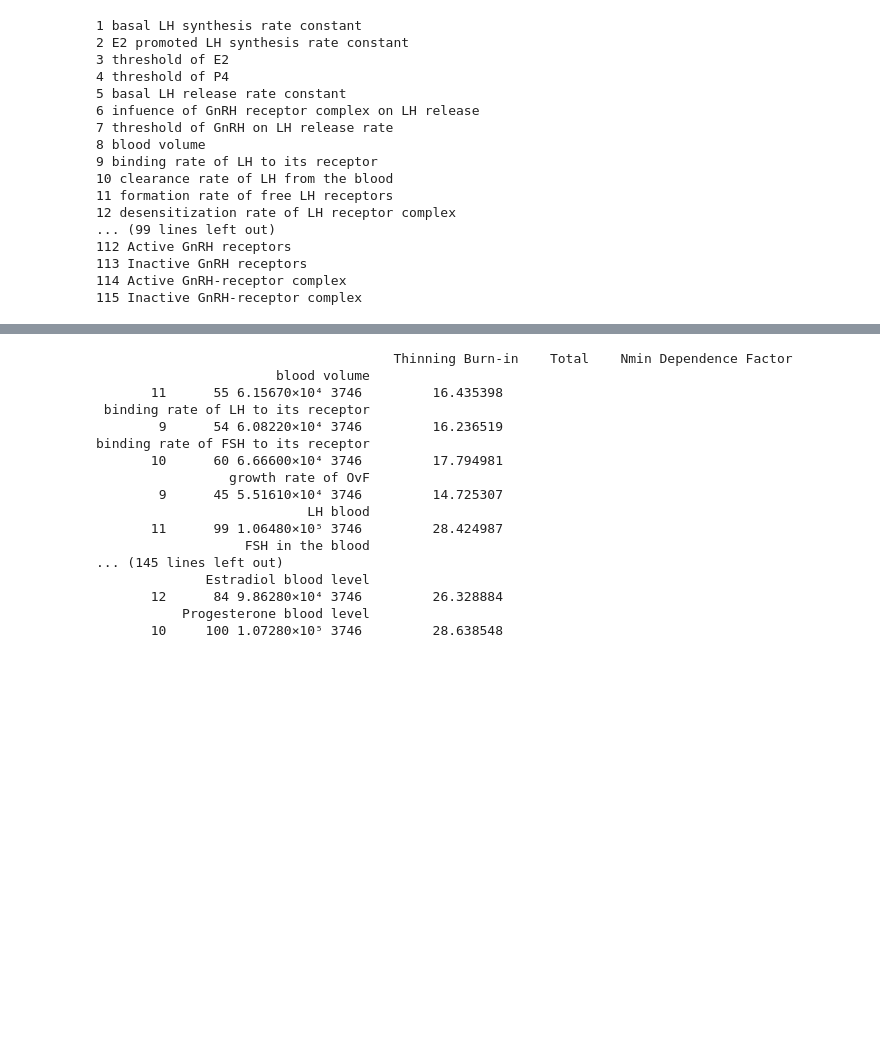
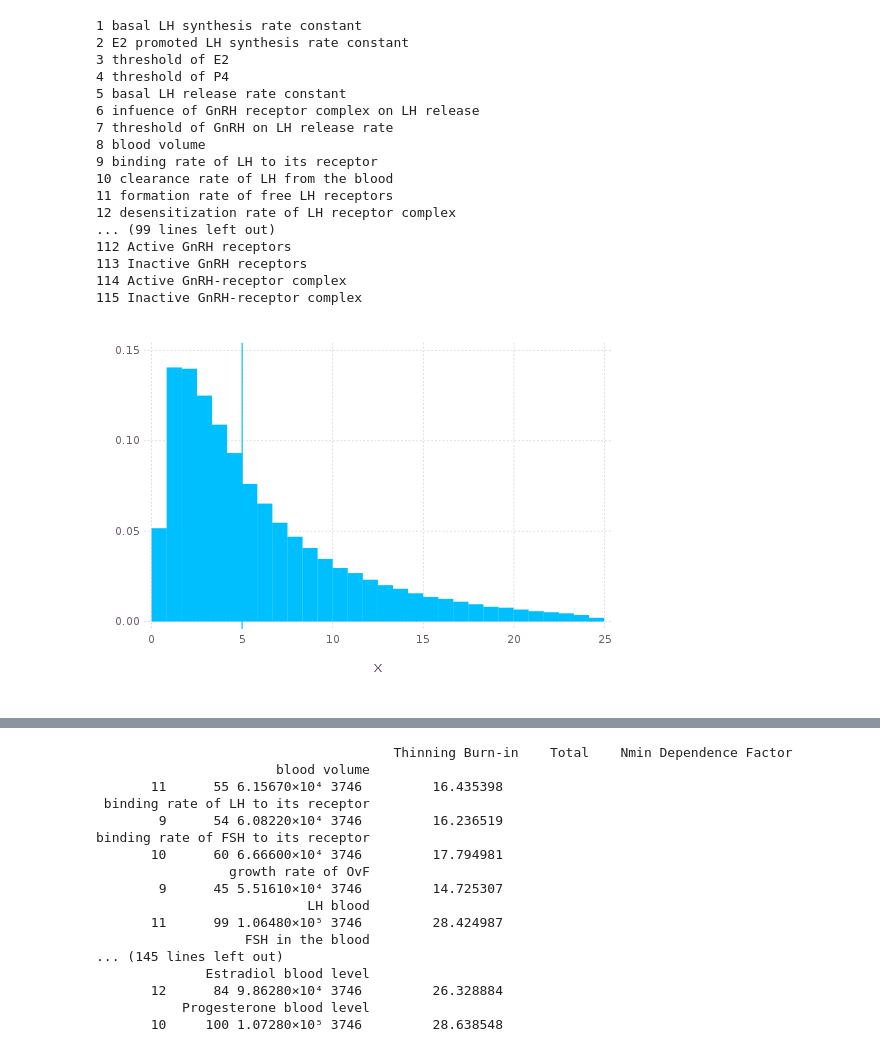
Before and after one commit to axsk/GynC.jl, a Jupyter notebook: notebooks/viewwalk.ipynb, the cells around one changed output, grey strips where cells are left out. Saved outputs shown, nothing was run; the diff lists cells and outputs as text; code cells hidden in the pictures; blank space fills up the shorter version.

```diff
--- a/notebooks/viewwalk.ipynb
+++ b/notebooks/viewwalk.ipynb
@@ -73,3 +97,8 @@ end
 113 Inactive GnRH receptors
 114 Active GnRH-receptor complex
 115 Inactive GnRH-receptor complex
+# %%
+using Gadfly
+plot(x=allpersons[:,8,:], color=repeat(collect(1:5)) Geom.histogram(bincount=30, density=true), Geom.vline, xintercept=[Gync.sampledmles[8]])
+# %% [output]
+[figure, added]
```
Also changed, not shown: parts of 15 cells of this notebook, 3 other files.
